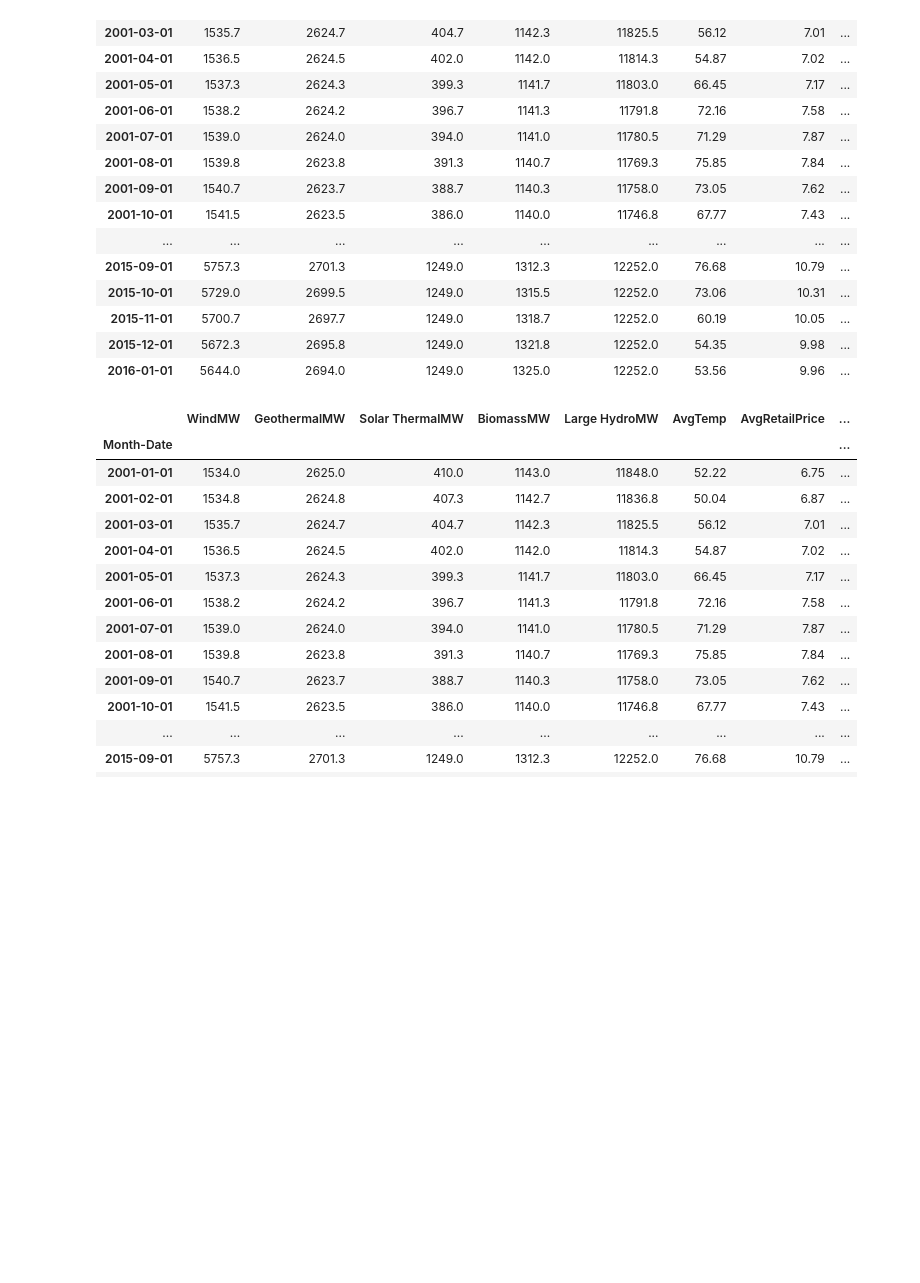
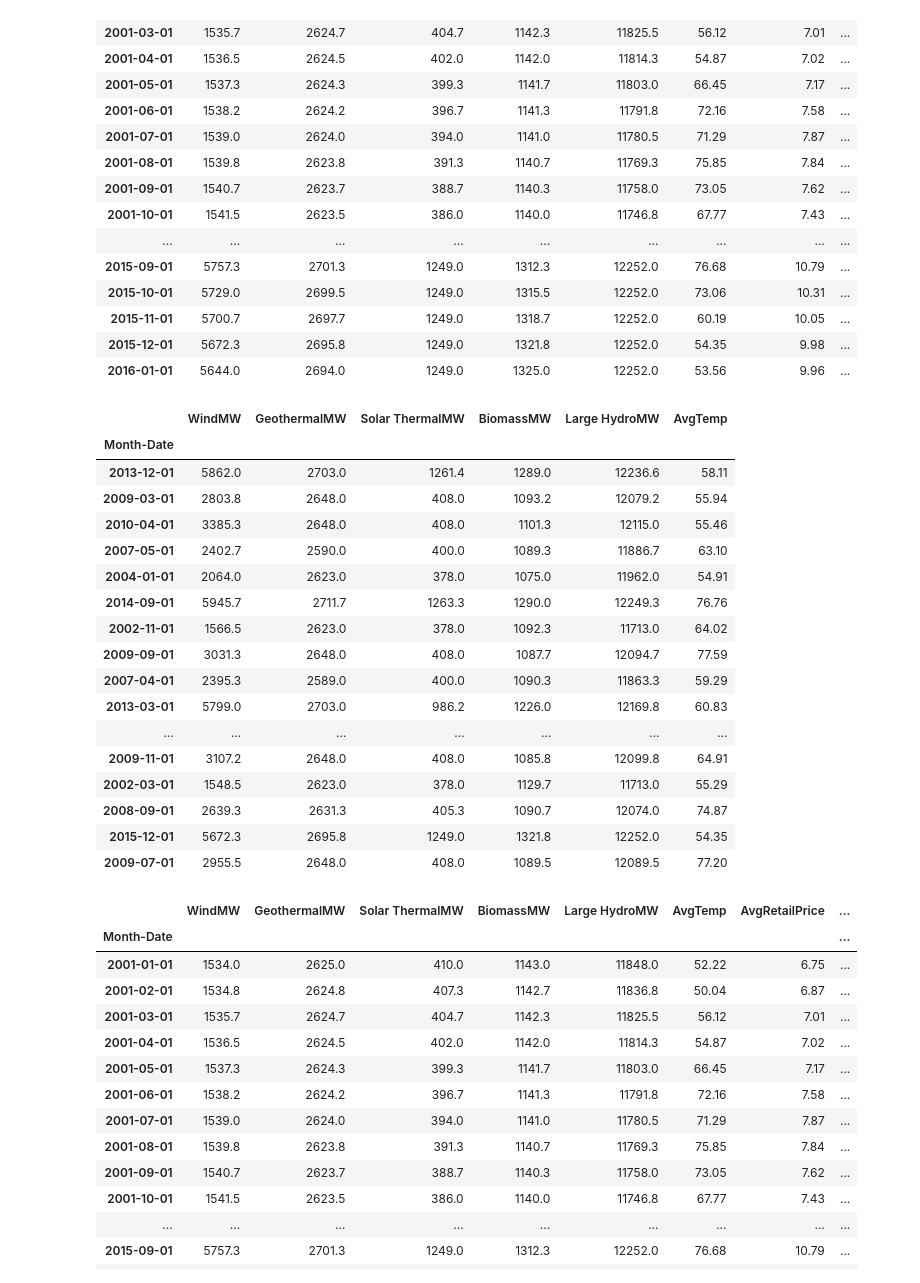
Before and after one commit to priyaggarwal/TimeSeries, a Jupyter notebook: EPP Final .ipynb, the cells around one changed output. Saved outputs shown, nothing was run; the diff lists cells and outputs as text; code cells hidden in the pictures; blank space fills up the shorter version.

```diff
--- a/EPP Final .ipynb
+++ b/EPP Final .ipynb
@@ -894,6 +876,27 @@ used_data3
 | 2015-11-01 | 5700.7 | 2697.7 | 1249.0 | 1318.7 | 12252.0 | 60.19 | 10.05 | ... |
 | 2015-12-01 | 5672.3 | 2695.8 | 1249.0 | 1321.8 | 12252.0 | 54.35 | 9.98 | ... |
 | 2016-01-01 | 5644.0 | 2694.0 | 1249.0 | 1325.0 | 12252.0 | 53.56 | 9.96 | ... |
+# %%
+x_train
+# %% [output]
+|  | WindMW | GeothermalMW | Solar ThermalMW | BiomassMW | Large HydroMW | AvgTemp |
+| Month-Date |  |  |  |  |  |  |
+| 2013-12-01 | 5862.0 | 2703.0 | 1261.4 | 1289.0 | 12236.6 | 58.11 |
+| 2009-03-01 | 2803.8 | 2648.0 | 408.0 | 1093.2 | 12079.2 | 55.94 |
+| 2010-04-01 | 3385.3 | 2648.0 | 408.0 | 1101.3 | 12115.0 | 55.46 |
+| 2007-05-01 | 2402.7 | 2590.0 | 400.0 | 1089.3 | 11886.7 | 63.10 |
+| 2004-01-01 | 2064.0 | 2623.0 | 378.0 | 1075.0 | 11962.0 | 54.91 |
+| 2014-09-01 | 5945.7 | 2711.7 | 1263.3 | 1290.0 | 12249.3 | 76.76 |
+| 2002-11-01 | 1566.5 | 2623.0 | 378.0 | 1092.3 | 11713.0 | 64.02 |
+| 2009-09-01 | 3031.3 | 2648.0 | 408.0 | 1087.7 | 12094.7 | 77.59 |
+| 2007-04-01 | 2395.3 | 2589.0 | 400.0 | 1090.3 | 11863.3 | 59.29 |
+| 2013-03-01 | 5799.0 | 2703.0 | 986.2 | 1226.0 | 12169.8 | 60.83 |
+| ... | ... | ... | ... | ... | ... | ... |
+| 2009-11-01 | 3107.2 | 2648.0 | 408.0 | 1085.8 | 12099.8 | 64.91 |
+| 2002-03-01 | 1548.5 | 2623.0 | 378.0 | 1129.7 | 11713.0 | 55.29 |
+| 2008-09-01 | 2639.3 | 2631.3 | 405.3 | 1090.7 | 12074.0 | 74.87 |
+| 2015-12-01 | 5672.3 | 2695.8 | 1249.0 | 1321.8 | 12252.0 | 54.35 |
+| 2009-07-01 | 2955.5 | 2648.0 | 408.0 | 1089.5 | 12089.5 | 77.20 |
 # %%
 used_data3 = used_data2
 #used_data3['Actual Price'] = used_data['AvgRetailPrice']
```
Also changed, not shown: parts of 26 cells of this notebook, 1 other file.
